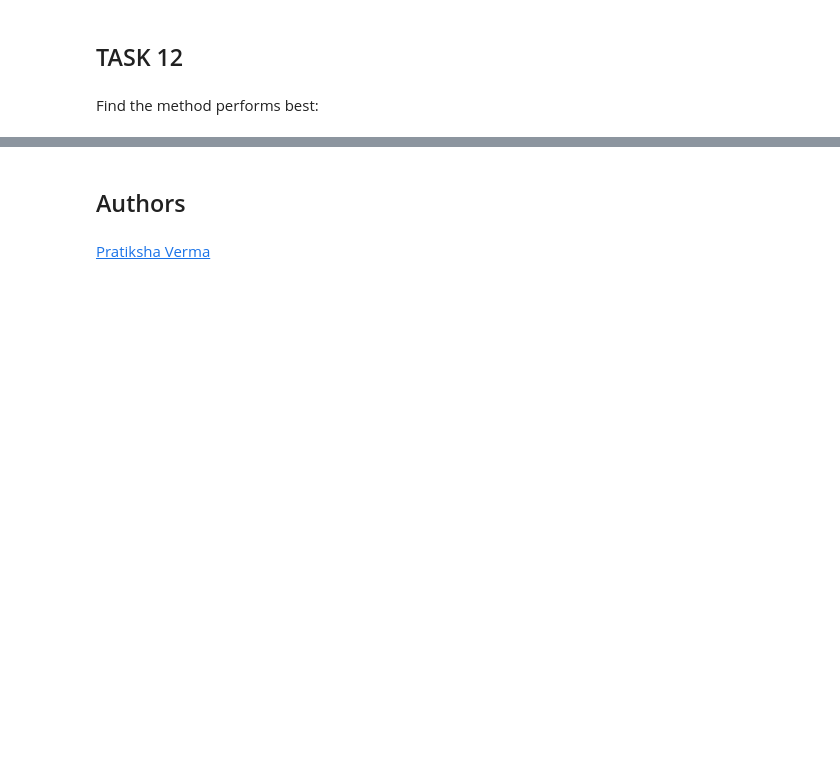
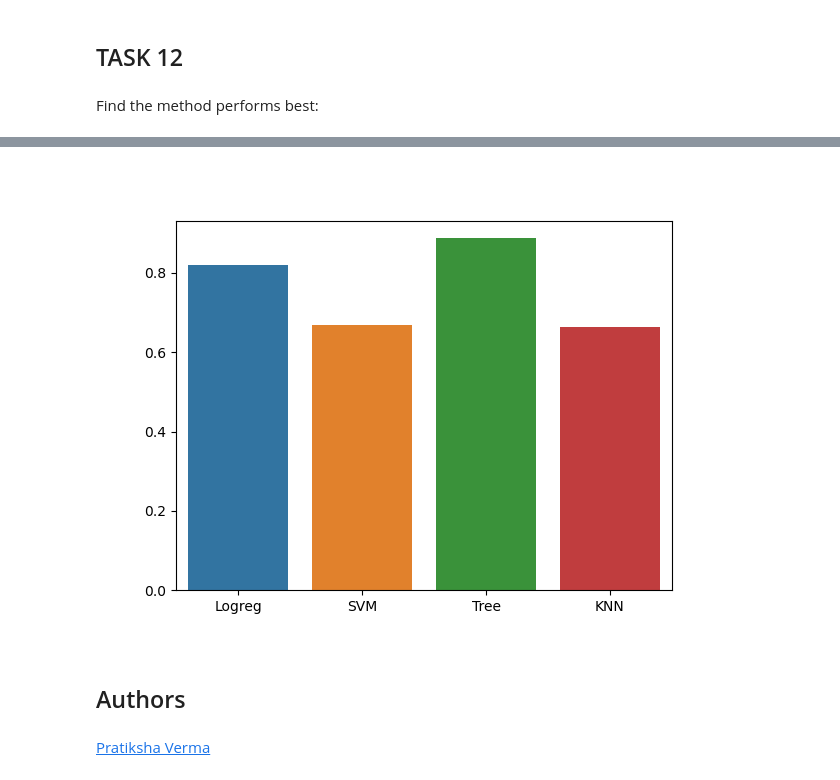
Before and after one commit to amenbr1/ADS-Capstone, a Jupyter notebook: ml_prediction.ipynb, the cells around one changed output, grey strips where cells are left out. Drawn from its saved outputs; the diff is of its cells as text; code cells hidden in the pictures; blank space fills up the shorter version.

```diff
--- a/ml_prediction.ipynb
+++ b/ml_prediction.ipynb
@@ -350,3 +350,8 @@ results
+# %%
+sns.barplot(data = results)
+plt.show()
+# %% [output]
+[figure, added]
 # %% [markdown]
 ## Authors
 # %% [markdown]
```
Also changed, not shown: parts of 4 cells of this notebook.
